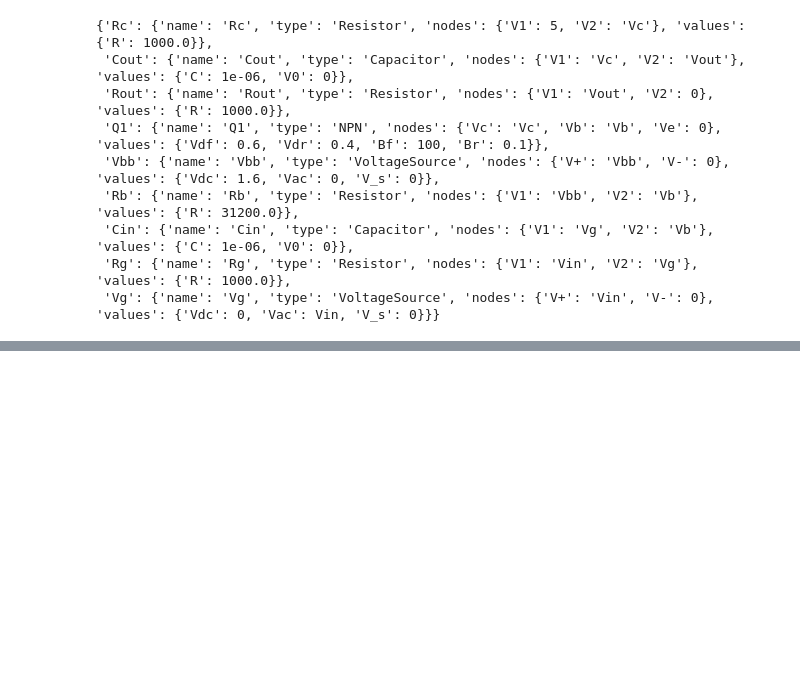
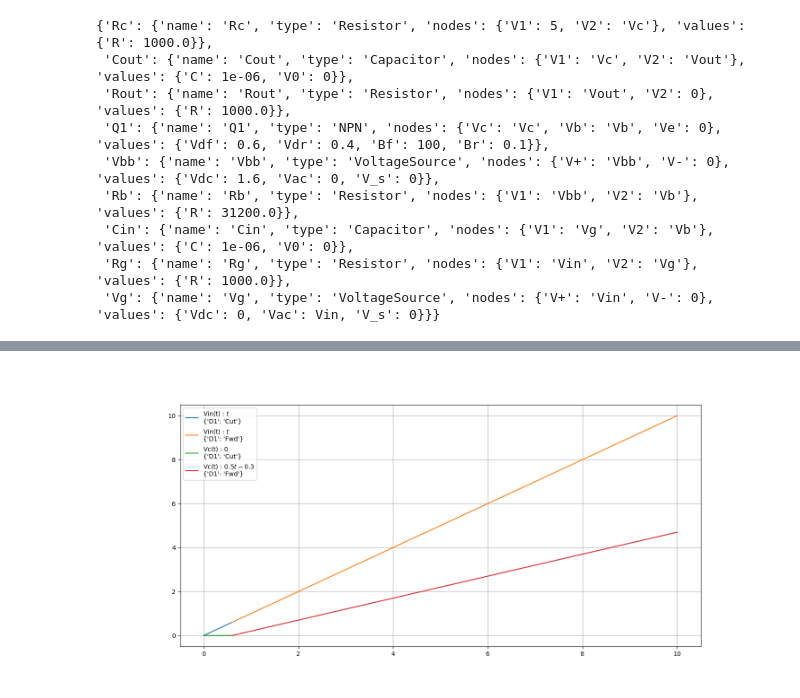
Before and after one commit to Baby1991/Symbolic-Spice, a Jupyter notebook: main.ipynb, the cells around one changed output, grey strips where cells are left out. Cells and saved outputs as stored; diff of their text form; code cells hidden in the pictures; blank space fills up the shorter version.

```diff
--- a/main.ipynb
+++ b/main.ipynb
@@ -81,5 +82,5 @@ smallSignalTest.element(
 Solver.setMain("acTest")
 compiled = Solver.compile()
 # %%
-model = Solver.solveLaplace(compiled, 0.4, 0.001, debugLog = True)
+model = Solver.solveLaplace(compiled, 10, debugLog = True)
 # %% [output]
@@ -103 +104,8 @@ RisingFactorial(_t + 1, 1.0) contains an element of the set of generators.
 IndexError: list index out of range
+# %%
+print(compiled["nodes"])
+#Vin = var
+Vin = compiled["voltages"]["Vg"]["V+"]
+#Id = compiled["currents"]["D1"]["Vp"]
+#Vd = compiled["voltages"]["D1"]["Vp"] - compiled["voltages"]["D1"]["Vn"]
+Vc = compiled["nodes"]["Vc"]
@@ -108,20 +129,17 @@ NameError: name 'model' is not defined
-# %%
-Vin = var
-Id = compiled["currents"]["D1"]["Vp"]
-Vd = compiled["voltages"]["D1"]["Vp"] - compiled["voltages"]["D1"]["Vn"]
-Vc = compiled["nodes"]["Vc"]
 # %%
 measurments =   [
-                    (Id, "Id(t)"),
-                    (Vd, "Vd(t)"),
-                    (Vd, "Vd(t)"),
+                    (Vin, "Vin(t)"),
+                    #(Id, "Id(t)"),
+                    #(Vd, "Vd(t)"),
                     (Vc, "Vc(t)"),
                     #(lambda sol : Uc.subs(sol), "Uc"),
                 ]
 
-fig, ax = plt.subplots(figsize=[11, 7])
+fig, ax = plt.subplots(figsize=[15, 7])
 
-plotTranMeasurments(model, 0, 1, 0.001, measurments)
+plotTranMeasurments(model, 0, 10, 1e-5, measurments)
 plt.legend(loc="best");
 plt.grid(True);
 plt.show()
+# %% [output]
+[figure, added]
```
Also changed, not shown: parts of 8 cells of this notebook, 4 other files.
